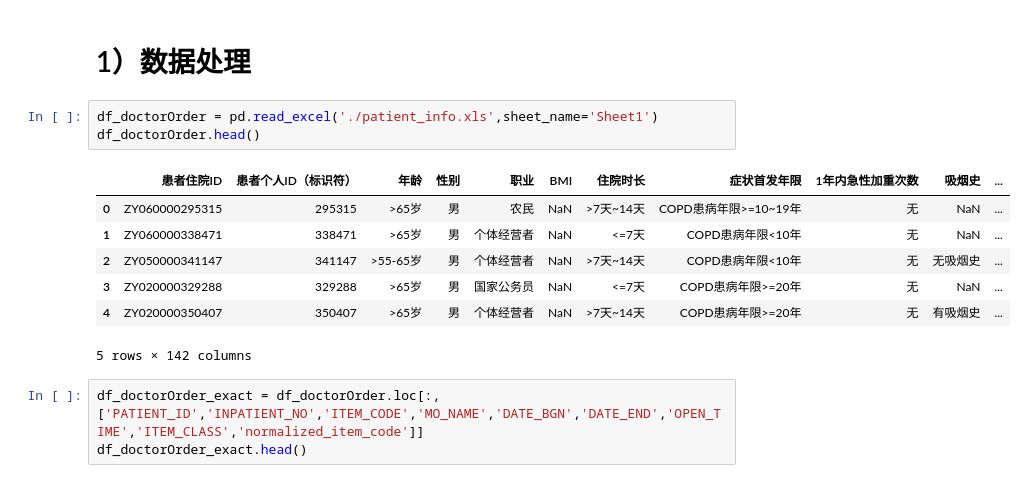
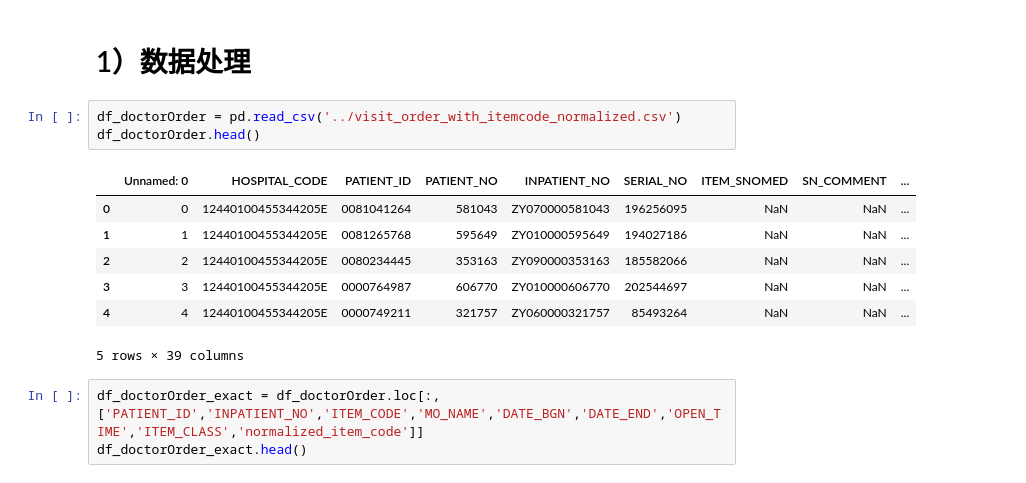
Before and after one commit to ShizhongLi/TP-NLP, a Jupyter notebook: SPM_DL/SPM_DL_Data2.ipynb, the cells around one changed output. Drawn from its saved outputs; the diff is of its cells as text.

```diff
--- a/SPM_DL/SPM_DL_Data2.ipynb
+++ b/SPM_DL/SPM_DL_Data2.ipynb
@@ -9,16 +9,16 @@ Using TensorFlow backend.
 # %% [markdown]
 # 1）数据处理
 # %%
-df_doctorOrder = pd.read_excel('./patient_info.xls',sheet_name='Sheet1')
+df_doctorOrder = pd.read_csv('../visit_order_with_itemcode_normalized.csv')
 df_doctorOrder.head()
 # %% [output]
-|  | 患者住院ID | 患者个人ID（标识符） | 年龄 | 性别 | 职业 | BMI | 住院时长 | 症状首发年限 | 1年内急性加重次数 | 吸烟史 | ... |
-| 0 | ZY060000295315 | 295315 | >65岁 | 男 | 农民 | NaN | >7天~14天 | COPD患病年限>=10~19年 | 无 | NaN | ... |
-| 1 | ZY060000338471 | 338471 | >65岁 | 男 | 个体经营者 | NaN | <=7天 | COPD患病年限<10年 | 无 | NaN | ... |
-| 2 | ZY050000341147 | 341147 | >55-65岁 | 男 | 个体经营者 | NaN | >7天~14天 | COPD患病年限<10年 | 无 | 无吸烟史 | ... |
-| 3 | ZY020000329288 | 329288 | >65岁 | 男 | 国家公务员 | NaN | <=7天 | COPD患病年限>=20年 | 无 | NaN | ... |
-| 4 | ZY020000350407 | 350407 | >65岁 | 男 | 个体经营者 | NaN | >7天~14天 | COPD患病年限>=20年 | 无 | 有吸烟史 | ... |
+|  | Unnamed: 0 | HOSPITAL_CODE | PATIENT_ID | PATIENT_NO | INPATIENT_NO | SERIAL_NO | ITEM_SNOMED | SN_COMMENT | ... |
+| 0 | 0 | 12440100455344205E | 0081041264 | 581043 | ZY070000581043 | 196256095 | NaN | NaN | ... |
+| 1 | 1 | 12440100455344205E | 0081265768 | 595649 | ZY010000595649 | 194027186 | NaN | NaN | ... |
+| 2 | 2 | 12440100455344205E | 0080234445 | 353163 | ZY090000353163 | 185582066 | NaN | NaN | ... |
+| 3 | 3 | 12440100455344205E | 0000764987 | 606770 | ZY010000606770 | 202544697 | NaN | NaN | ... |
+| 4 | 4 | 12440100455344205E | 0000749211 | 321757 | ZY060000321757 | 85493264 | NaN | NaN | ... |
-5 rows × 142 columns
+5 rows × 39 columns
 # %%
 df_doctorOrder_exact = df_doctorOrder.loc[:, ['PATIENT_ID','INPATIENT_NO','ITEM_CODE','MO_NAME','DATE_BGN','DATE_END','OPEN_TIME','ITEM_CLASS','normalized_item_code']]
 df_doctorOrder_exact.head()
```
Also changed, not shown: 8 other files.
